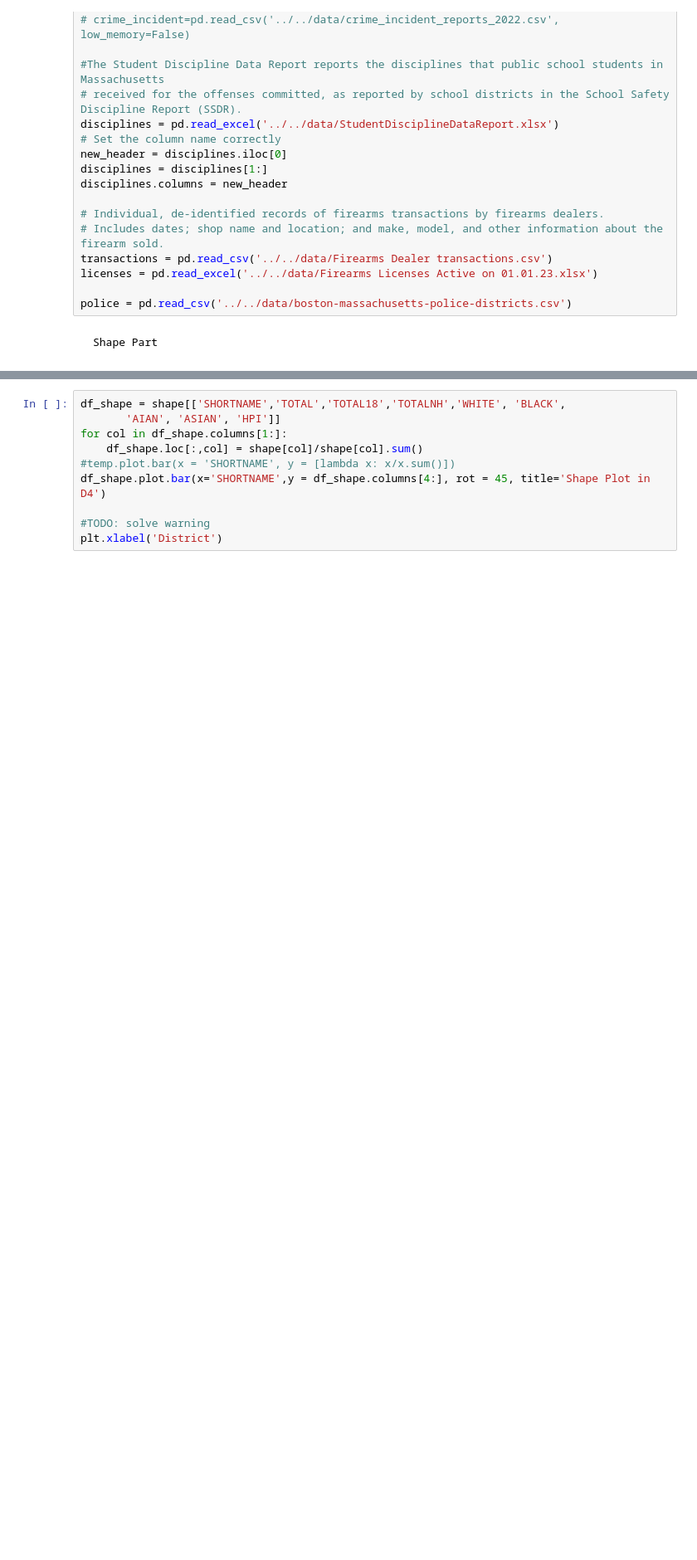
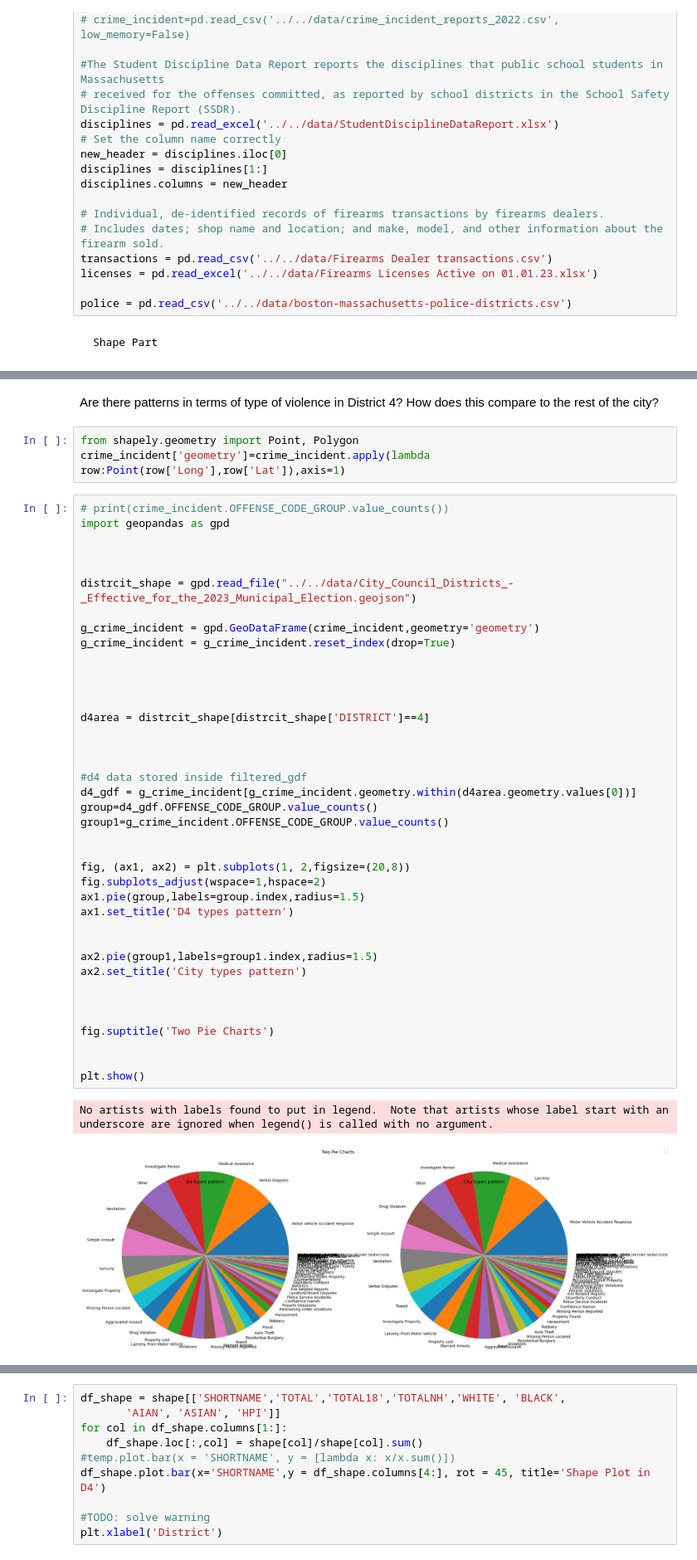
Before and after one commit to BU-Spark/ds-councilor-worrell-gun-violence, a Jupyter notebook: spring23-team-2/deliverables/deliverables 2/pattern-1.ipynb, the cells around one changed output, grey strips where cells are left out. Shown at 83% size. Cells and saved outputs as stored; diff of their text form; blank space fills up the shorter version.

Commit message:
did the violence pattern on crime data

```diff
--- a/spring23-team-2/deliverables/deliverables 2/pattern-1.ipynb
+++ b/spring23-team-2/deliverables/deliverables 2/pattern-1.ipynb
@@ -68,0 +60,47 @@ print(crime_incident.shape)
+# %% [markdown]
+Are there patterns in terms of type of violence in District 4? How does this compare to the rest of the city?
+# %%
+from shapely.geometry import Point, Polygon
+crime_incident['geometry']=crime_incident.apply(lambda row:Point(row['Long'],row['Lat']),axis=1)
+# %%
+# print(crime_incident.OFFENSE_CODE_GROUP.value_counts())
+import geopandas as gpd
+
+
+
+distrcit_shape = gpd.read_file("../../data/City_Council_Districts_-_Effective_for_the_2023_Municipal_Election.geojson")
+
+g_crime_incident = gpd.GeoDataFrame(crime_incident,geometry='geometry')
+g_crime_incident = g_crime_incident.reset_index(drop=True)
+
+
+
+
+d4area = distrcit_shape[distrcit_shape['DISTRICT']==4]
+
+
+
+#d4 data stored inside filtered_gdf
+d4_gdf = g_crime_incident[g_crime_incident.geometry.within(d4area.geometry.values[0])]
+group=d4_gdf.OFFENSE_CODE_GROUP.value_counts()
+group1=g_crime_incident.OFFENSE_CODE_GROUP.value_counts()
+
+
+fig, (ax1, ax2) = plt.subplots(1, 2,figsize=(20,8))
+fig.subplots_adjust(wspace=1,hspace=2)
+ax1.pie(group,labels=group.index,radius=1.5)
+ax1.set_title('D4 types pattern')
+
+
+ax2.pie(group1,labels=group1.index,radius=1.5)
+ax2.set_title('City types pattern')
+
+
+
+fig.suptitle('Two Pie Charts')
+
+
+plt.show()
+# %% [output]
+No artists with labels found to put in legend.  Note that artists whose label start with an underscore are ignored when legend() is called with no argument.
+[figure, added]
```
Also changed, not shown: parts of 2 cells of this notebook.
